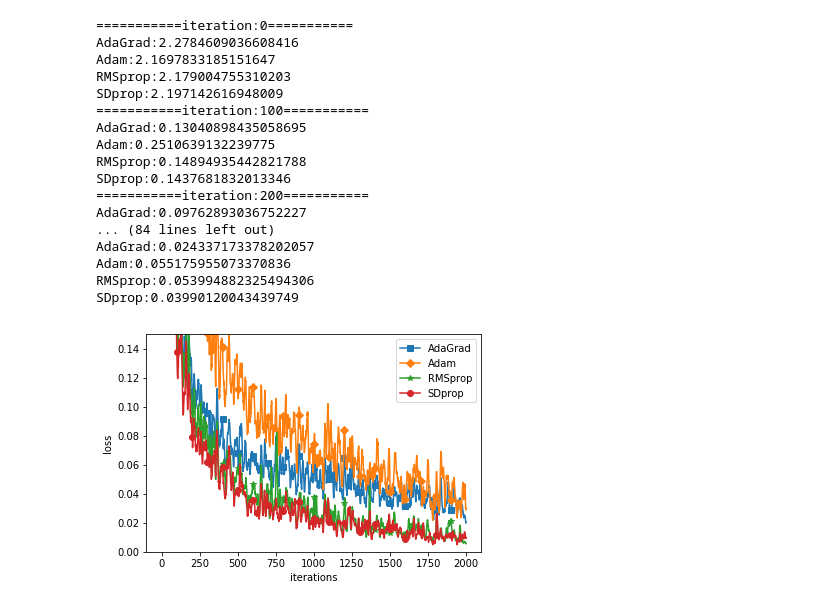
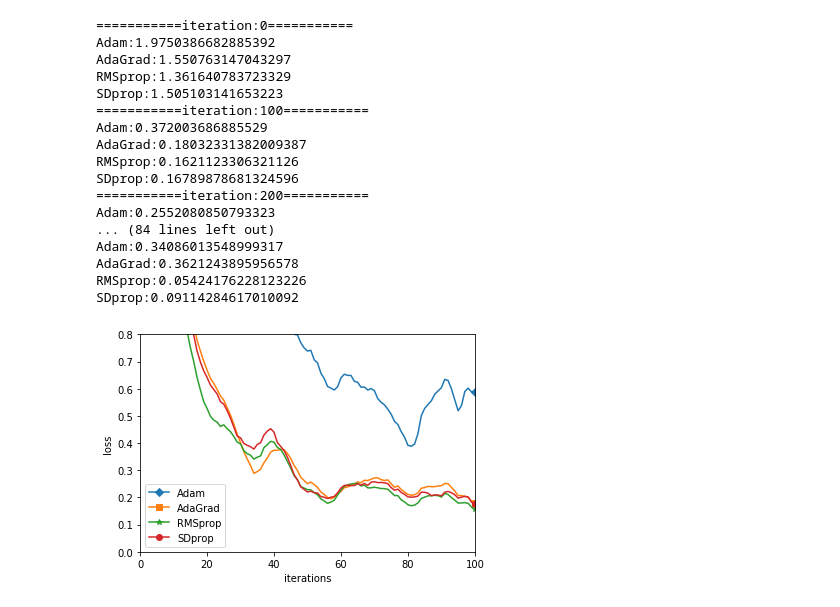
Before and after one commit to r-tanno/dl_from_scratch, a Jupyter notebook: ch06/optimizer_compare_mnist.ipynb, the cells around one changed output. Drawn from its saved outputs; the diff is of its cells as text; code cells hidden in the pictures.

```diff
--- a/ch06/optimizer_compare_mnist.ipynb
+++ b/ch06/optimizer_compare_mnist.ipynb
@@ -13,7 +13,8 @@ from common.optimizer import *
 (x_train, t_train), (x_test, t_test) = load_mnist(normalize=True)
 
 train_size = x_train.shape[0]
-batch_size = 128
+batch_size = 16
+#batch_size = 128
 max_iterations = 2000
 # %%
 # 1:実験の設定==========
@@ -53,36 +54,37 @@ for i in range(max_iterations):
             print(key + ":" + str(loss))
 # %% [output]
 ===========iteration:0===========
-AdaGrad:2.2784609036608416
-Adam:2.1697833185151647
-RMSprop:2.179004755310203
-SDprop:2.197142616948009
+Adam:1.9750386682885392
+AdaGrad:1.550763147043297
+RMSprop:1.361640783723329
+SDprop:1.505103141653223
 ===========iteration:100===========
-AdaGrad:0.13040898435058695
-Adam:0.2510639132239775
-RMSprop:0.14894935442821788
-SDprop:0.1437681832013346
+Adam:0.372003686885529
+AdaGrad:0.18032331382009387
+RMSprop:0.1621123306321126
+SDprop:0.16789878681324596
 ===========iteration:200===========
-AdaGrad:0.09762893036752227
+Adam:0.2552080850793323
 ... (84 lines left out)
-AdaGrad:0.024337173378202057
-Adam:0.055175955073370836
-RMSprop:0.053994882325494306
-SDprop:0.03990120043439749
+Adam:0.34086013548999317
+AdaGrad:0.3621243895956578
+RMSprop:0.05424176228123226
+SDprop:0.09114284617010092
 # %%
 # 3.グラフの描画==========
 #markers = {"SGD": "o", "Momentum": "x", "AdaGrad": "s", "Adam": "D", "RMSprop": "*"}
 #markers = {"Momentum": "x", "AdaGrad": "s", "Adam": "D", "RMSprop": "*", "SDprop": "o" }
 markers = {"AdaGrad": "s", "Adam": "D", "RMSprop": "*", "SDprop": "o" }
 #markers = {"Adam": "D", "RMSprop": "*", "SDprop": "o" }
 
 x = np.arange(max_iterations)
 for key in optimizers.keys():
     plt.plot(x, smooth_curve(train_loss[key]), marker=markers[key], markevery=100, label=key)
 plt.xlabel("iterations")
 plt.ylabel("loss")
-plt.ylim(0, 0.15)
+plt.ylim(0, 0.8)
+plt.xlim(0,100)
 plt.legend()
 plt.show()
 # %% [output]
-[figure, old version]
+[figure, new version]
```
Also changed, not shown: 3 other files.
